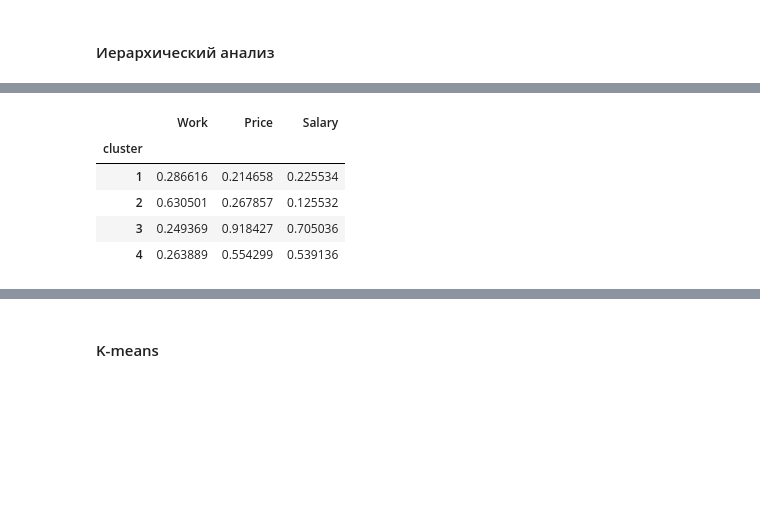
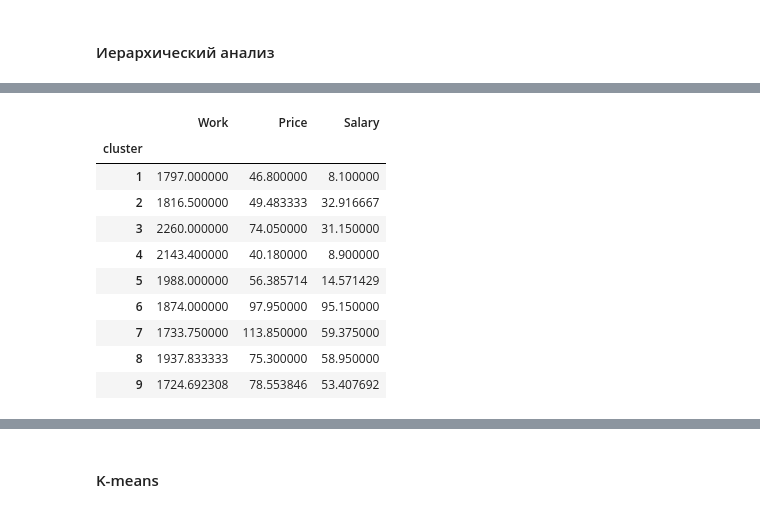
Before and after one commit to FEDOROV-ALEXANDER/Data_Analysis, a Jupyter notebook: cluster/задача_2_Economics of Cities/lab1.ipynb, the cells around one changed output, grey strips where cells are left out. Cells and saved outputs as stored; diff of their text form; code cells hidden in the pictures; blank space fills up the shorter version.

```diff
--- a/cluster/задача_2_Economics of Cities/lab1.ipynb
+++ b/cluster/задача_2_Economics of Cities/lab1.ipynb
@@ -209,3 +209,4 @@ df_scaled
 #### Иерархический анализ
 # %%
 link = linkage(df_scaled[['Work', 'Price', "Salary"]], 'ward', 'euclidean')
+df_h = df
@@ -237,2 +252,2 @@ dn = dendrogram(link, labels= df_scaled['City'].tolist(), color_threshold=0.9)
 # %%
-df_scaled['cluster'] = fcluster(link, 0.9, criterion='distance')
+df_h['cluster'] = fcluster(link, 0.45, criterion='distance')
@@ -259,9 +274,14 @@ df_scaled
 # %%
-df_scaled[['Work', 'Price', "Salary", 'cluster']].groupby('cluster').mean()
+df_h[['Work', 'Price', "Salary", 'cluster']].groupby('cluster').mean()
 # %% [output]
 |  | Work | Price | Salary |
 | cluster |  |  |  |
-| 1 | 0.286616 | 0.214658 | 0.225534 |
-| 2 | 0.630501 | 0.267857 | 0.125532 |
-| 3 | 0.249369 | 0.918427 | 0.705036 |
-| 4 | 0.263889 | 0.554299 | 0.539136 |
+| 1 | 1797.000000 | 46.800000 | 8.100000 |
+| 2 | 1816.500000 | 49.483333 | 32.916667 |
+| 3 | 2260.000000 | 74.050000 | 31.150000 |
+| 4 | 2143.400000 | 40.180000 | 8.900000 |
+| 5 | 1988.000000 | 56.385714 | 14.571429 |
+| 6 | 1874.000000 | 97.950000 | 95.150000 |
+| 7 | 1733.750000 | 113.850000 | 59.375000 |
+| 8 | 1937.833333 | 75.300000 | 58.950000 |
+| 9 | 1724.692308 | 78.553846 | 53.407692 |
```
Also changed, not shown: parts of 14 cells of this notebook.
